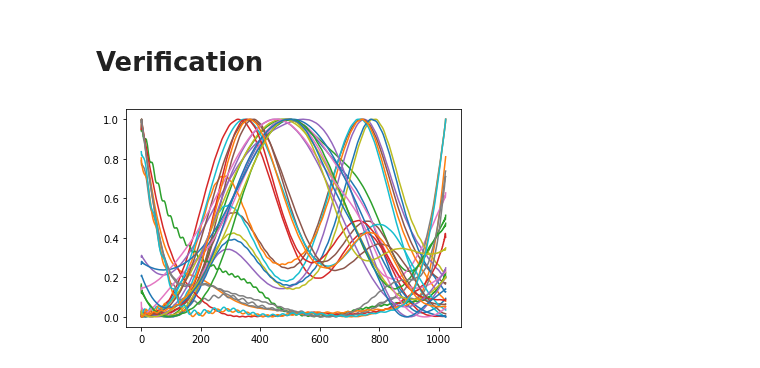
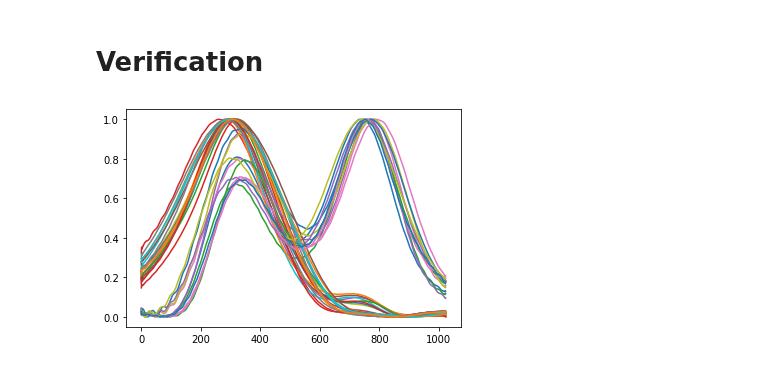
Before and after one commit to atick-faisal/GRF-Synthesis-from-Motion-Trajectories, a Jupyter notebook: src/preprocessing/process_dataset_1_alt.ipynb, the cells around one changed output. Saved outputs shown, nothing was run; the diff lists cells and outputs as text; code cells hidden in the pictures.

Commit message:
Fresh start

```diff
--- a/src/preprocessing/process_dataset_1_alt.ipynb
+++ b/src/preprocessing/process_dataset_1_alt.ipynb
@@ -125,7 +125,7 @@ def get_moment(content):
 # %% [markdown]
 # Test Bench
 # %%
-path = '/home/ai/Python/GRF-Synthesis-from-Motion-Trajectories/Dataset/gait-dbase-1/2014001/2014001_C1_01.c3d'
+path = '/home/ai/Python/GRF-Synthesis-from-Motion-Trajectories/Dataset/gait-dbase-1/2014001/2014001_C1_04.c3d'
 content = c3d(path, extract_forceplat_data=True)
 # %%
 trajectory_x_r, trajectory_y_r, trajectory_z_r = get_trajectories(content, 'right')
@@ -275,10 +261,15 @@ records = []
 n_samples = 0
 n_bad_samples = 0
 
-for subject in tqdm(subjects):
+for subject in subjects:
     files_path = os.path.join(path, subject)
     files = os.listdir(files_path)
     for filename in files:
+
+        if 'ST' in filename:
+            continue
+
+        print(subject, filename)
 
         try:
             content = c3d(os.path.join(path, subject, filename), extract_forceplat_data=True)
@@ -288,8 +279,23 @@ for subject in tqdm(subjects):
 
             force_x, force_y, force_z = get_force(content)
 
+            force_combined_z = force_z[0] + force_z[1]
+            force_mask = (force_combined_z >= FORCE_THRESHOLD)
+
             # ... Remove all zero GRF samples
             if np.sum(force_z[0]) <= FORCE_THRESHOLD or np.sum(force_z[1]) <= FORCE_THRESHOLD:
+                # print(os.path.join(path, subject, filename))
+                n_bad_samples = n_bad_samples + 1
+                continue
+
+            # ... Remove bad samples
+            if np.mean(force_mask) <= 0.5:
+                # print(os.path.join(path, subject, filename))
+                n_bad_samples = n_bad_samples + 1
+                continue
+
+            # ... Remove samples that starts and ends abruptly
+            if np.mean(force_combined_z[:10]) >= 200 or np.mean(force_combined_z[-10:]) >= 200:
                 # print(os.path.join(path, subject, filename))
                 n_bad_samples = n_bad_samples + 1
                 continue
@@ -300,14 +306,14 @@ for subject in tqdm(subjects):
             start_1 = np.min(np.argwhere(mask_force_z_1 == True))
             end_1 = np.max(np.argwhere(mask_force_z_1 == True))
 
-            if (end_1 - start_1) < 500:
+            if (end_1 - start_1) < 100:
                 n_bad_samples = n_bad_samples + 1
                 continue
 
             start_2 = np.min(np.argwhere(mask_force_z_2 == True))
             end_2 = np.max(np.argwhere(mask_force_z_2 == True))
 
-            if (end_2 - start_2) < 500:
+            if (end_2 - start_2) < 100:
                 n_bad_samples = n_bad_samples + 1
                 continue
 
@@ -319,8 +325,8 @@ for subject in tqdm(subjects):
             force_y_2 = force_y[1][start_2 : end_2]
             force_z_2 = force_z[1][start_2 : end_2]
 
-            temp_r = trajectory_z_r[start_1 : end_1]
-            temp_l = trajectory_z_l[start_1 : end_1]
+            temp_l = trajectory_z_l[start_1 : end_1, 0]
+            temp_r = trajectory_z_r[start_1 : end_1, 0]
 
             force_x_r = 0
             force_y_r = 0
@@ -330,7 +336,7 @@ for subject in tqdm(subjects):
             force_y_l = 0
             force_z_l = 0
 
-            if np.sum(temp_l) > np.sum(temp_l):
+            if np.sum(temp_l) > np.sum(temp_r):
                 force_x_r = force_x_1
                 force_y_r = force_y_1
                 force_z_r = force_z_1
@@ -440,11 +446,10 @@ for subject in tqdm(subjects):
             n_samples = n_samples + 1
 
         except Exception as e:
-            print(f'ERROR [{subject}/{filename}]: {e}')
+            # print(f'ERROR [{subject}/{filename}]: {e}')
             n_bad_samples = n_bad_samples + 1
             pass
 
-
 print('Number of good samples: ', n_samples)
 print('Number of bad samples: ', n_bad_samples)
 # %% [output]
@@ -509,11 +477,11 @@ target
 # %% [markdown]
 # Verification
 # %%
-x = features['fm1_z'].to_numpy().reshape(-1, N_SAMPLES)
+x = features['fal_z'].to_numpy().reshape(-1, N_SAMPLES)
 for i in range(x.shape[0]):
     plt.plot(x[i, :])
 # %% [output]
-[figure, old version]
+[figure, new version]
 # %%
 y = target['fz'].to_numpy().reshape(-1, N_SAMPLES)
 for i in range(y.shape[0]):
```
Also changed, not shown: parts of 14 cells of this notebook, 1 other file.
